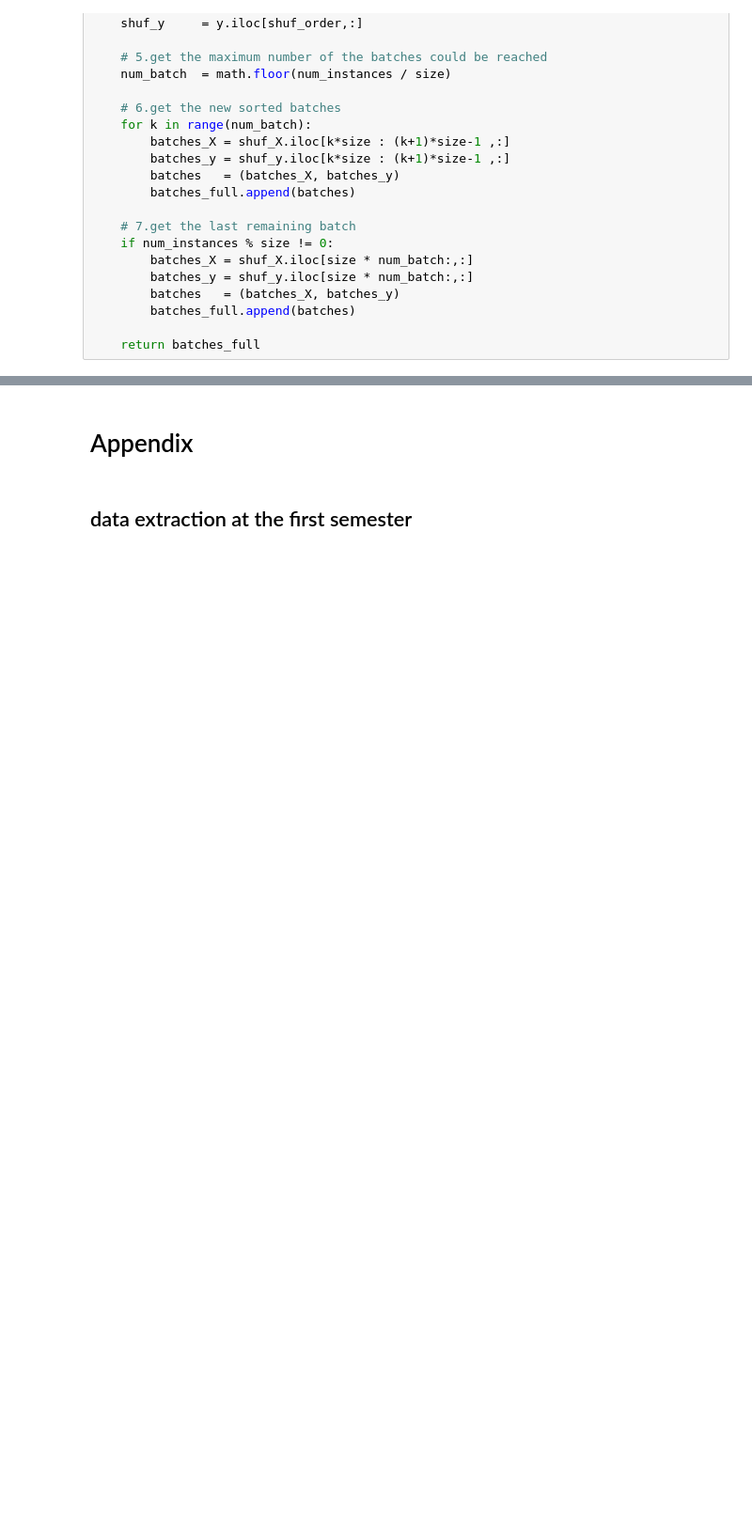
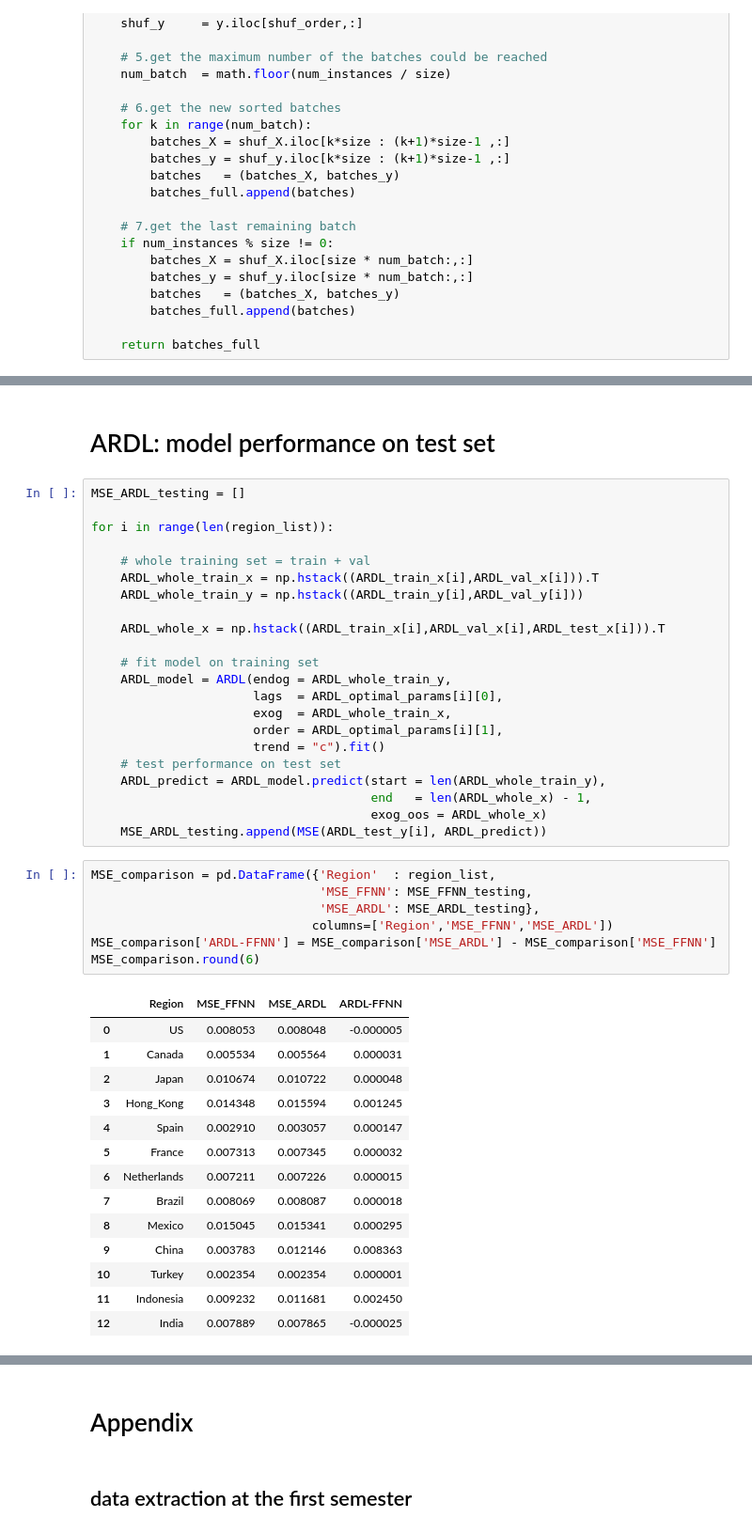
Before and after one commit to chensheni/202203-PCA-PSO-FFNN-ADF-ARDL-Dissertation, a Jupyter notebook: pca-pso-ffnn-adf-ardl-ongoing-dissertation-project.ipynb, the cells around one changed output, grey strips where cells are left out. Shown at 94% size. Drawn from its saved outputs; the diff is of its cells as text; blank space fills up the shorter version.

```diff
--- a/pca-pso-ffnn-adf-ardl-ongoing-dissertation-project.ipynb
+++ b/pca-pso-ffnn-adf-ardl-ongoing-dissertation-project.ipynb
@@ -861 +1224,47 @@ for i in range(len(region_list)):
+# %% [markdown]
+# ARDL: model performance on test set
+# %%
+MSE_ARDL_testing = []
+
+for i in range(len(region_list)):
+
+    # whole training set = train + val
+    ARDL_whole_train_x = np.hstack((ARDL_train_x[i],ARDL_val_x[i])).T
+    ARDL_whole_train_y = np.hstack((ARDL_train_y[i],ARDL_val_y[i]))
+
+    ARDL_whole_x = np.hstack((ARDL_train_x[i],ARDL_val_x[i],ARDL_test_x[i])).T
+
+    # fit model on training set
+    ARDL_model = ARDL(endog = ARDL_whole_train_y,
+                      lags  = ARDL_optimal_params[i][0],
+                      exog  = ARDL_whole_train_x,
+                      order = ARDL_optimal_params[i][1],
+                      trend = "c").fit()
+    # test performance on test set
+    ARDL_predict = ARDL_model.predict(start = len(ARDL_whole_train_y),
+                                      end   = len(ARDL_whole_x) - 1,
+                                      exog_oos = ARDL_whole_x)
+    MSE_ARDL_testing.append(MSE(ARDL_test_y[i], ARDL_predict))
+# %%
+MSE_comparison = pd.DataFrame({'Region'  : region_list,
+                               'MSE_FFNN': MSE_FFNN_testing,
+                               'MSE_ARDL': MSE_ARDL_testing},
+                              columns=['Region','MSE_FFNN','MSE_ARDL'])
+MSE_comparison['ARDL-FFNN'] = MSE_comparison['MSE_ARDL'] - MSE_comparison['MSE_FFNN']
+MSE_comparison.round(6)
+# %% [output]
+|  | Region | MSE_FFNN | MSE_ARDL | ARDL-FFNN |
+| 0 | US | 0.008053 | 0.008048 | -0.000005 |
+| 1 | Canada | 0.005534 | 0.005564 | 0.000031 |
+| 2 | Japan | 0.010674 | 0.010722 | 0.000048 |
+| 3 | Hong_Kong | 0.014348 | 0.015594 | 0.001245 |
+| 4 | Spain | 0.002910 | 0.003057 | 0.000147 |
+| 5 | France | 0.007313 | 0.007345 | 0.000032 |
+| 6 | Netherlands | 0.007211 | 0.007226 | 0.000015 |
+| 7 | Brazil | 0.008069 | 0.008087 | 0.000018 |
+| 8 | Mexico | 0.015045 | 0.015341 | 0.000295 |
+| 9 | China | 0.003783 | 0.012146 | 0.008363 |
+| 10 | Turkey | 0.002354 | 0.002354 | 0.000001 |
+| 11 | Indonesia | 0.009232 | 0.011681 | 0.002450 |
+| 12 | India | 0.007889 | 0.007865 | -0.000025 |
 # %% [markdown]
```
Also changed, not shown: parts of 54 cells of this notebook.
